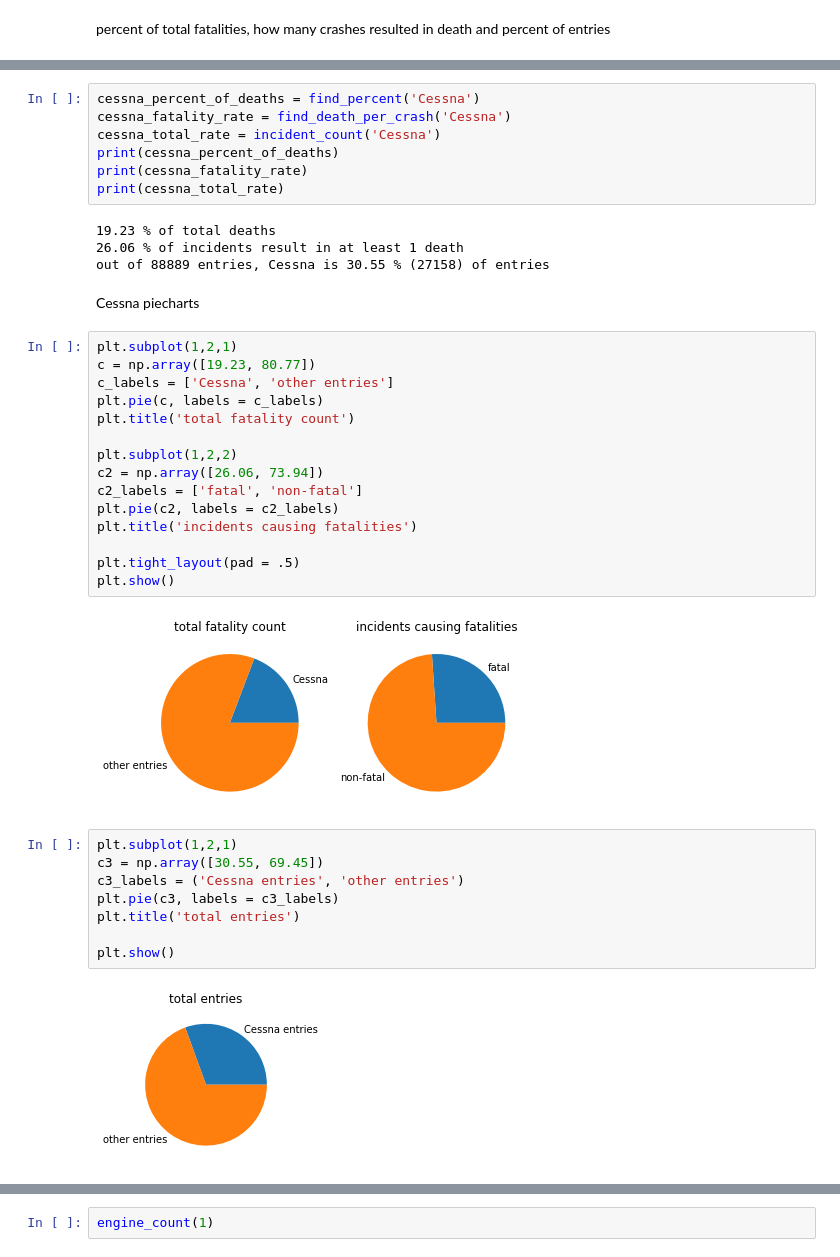
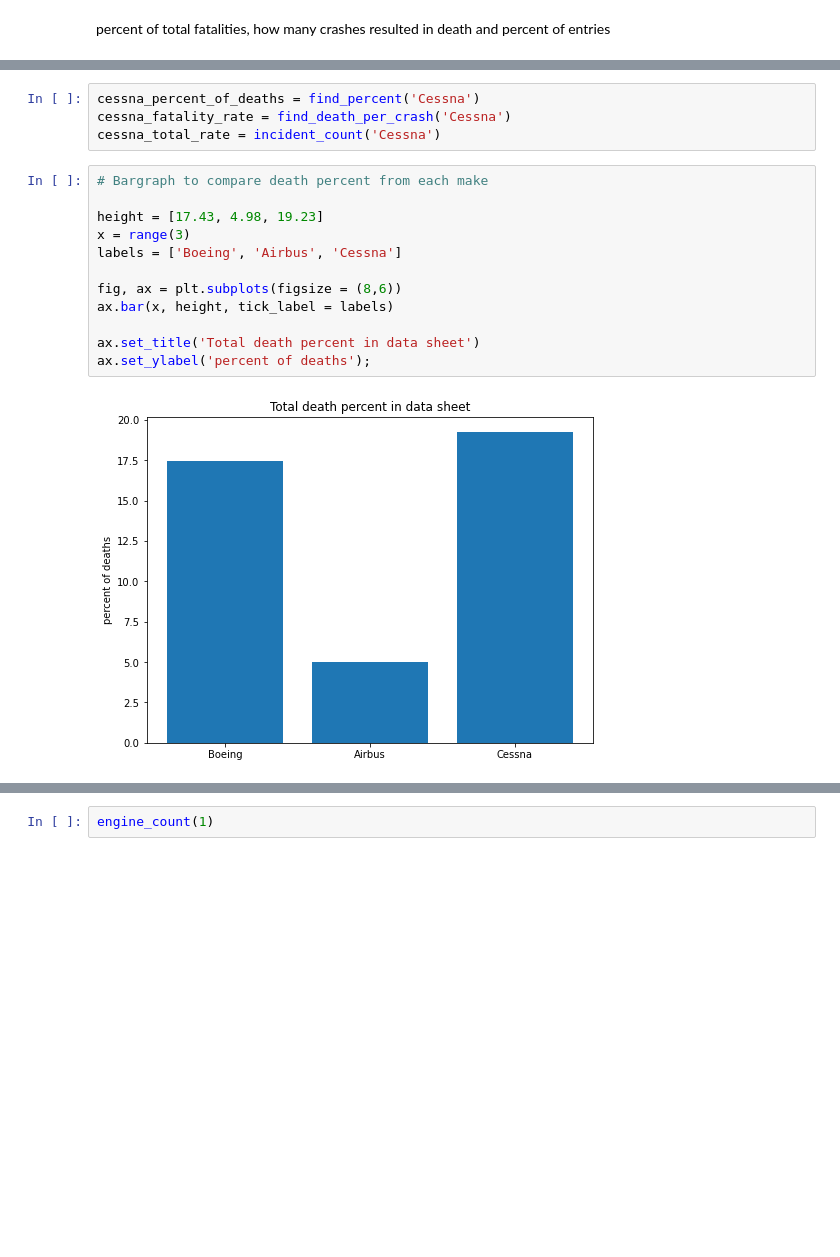
Before and after one commit to Djohnson1313/phase_1_project, a Jupyter notebook: phase_1_project_final.ipynb, the cells around one changed output, grey strips where cells are left out. Saved outputs shown, nothing was run; the diff lists cells and outputs as text; blank space fills up the shorter version.

```diff
--- a/phase_1_project_final.ipynb
+++ b/phase_1_project_final.ipynb
@@ -294,39 +213,17 @@ plt.show()
 cessna_percent_of_deaths = find_percent('Cessna')
 cessna_fatality_rate = find_death_per_crash('Cessna')
 cessna_total_rate = incident_count('Cessna')
-print(cessna_percent_of_deaths)
-print(cessna_fatality_rate)
-print(cessna_total_rate)
-# %% [output]
-19.23 % of total deaths
-26.06 % of incidents result in at least 1 death
-out of 88889 entries, Cessna is 30.55 % (27158) of entries
-# %% [markdown]
-Cessna piecharts
-# %%
-plt.subplot(1,2,1)
-c = np.array([19.23, 80.77])
-c_labels = ['Cessna', 'other entries']
-plt.pie(c, labels = c_labels)
-plt.title('total fatality count')
-
-plt.subplot(1,2,2)
-c2 = np.array([26.06, 73.94])
-c2_labels = ['fatal', 'non-fatal']
-plt.pie(c2, labels = c2_labels)
-plt.title('incidents causing fatalities')
-
-plt.tight_layout(pad = .5)
-plt.show()
-# %% [output]
-[figure, removed]
-# %%
-plt.subplot(1,2,1)
-c3 = np.array([30.55, 69.45])
-c3_labels = ('Cessna entries', 'other entries')
-plt.pie(c3, labels = c3_labels)
-plt.title('total entries')
-
-plt.show()
-# %% [output]
-[figure, removed]
+# %%
+# Bargraph to compare death percent from each make
+
+height = [17.43, 4.98, 19.23]
+x = range(3)
+labels = ['Boeing', 'Airbus', 'Cessna']
+
+fig, ax = plt.subplots(figsize = (8,6))
+ax.bar(x, height, tick_label = labels)
+
+ax.set_title('Total death percent in data sheet')
+ax.set_ylabel('percent of deaths');
+# %% [output]
+[figure, added]
```
Also changed, not shown: parts of 35 cells of this notebook.
